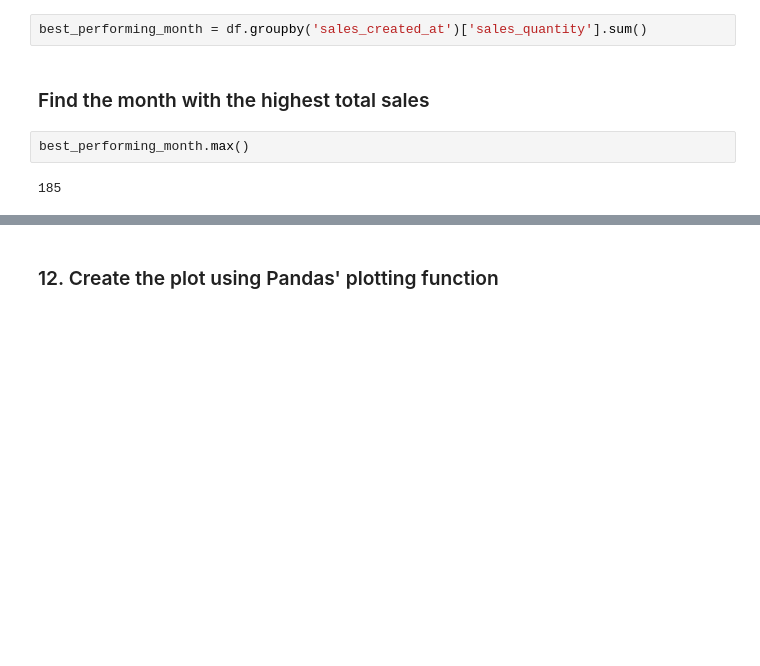
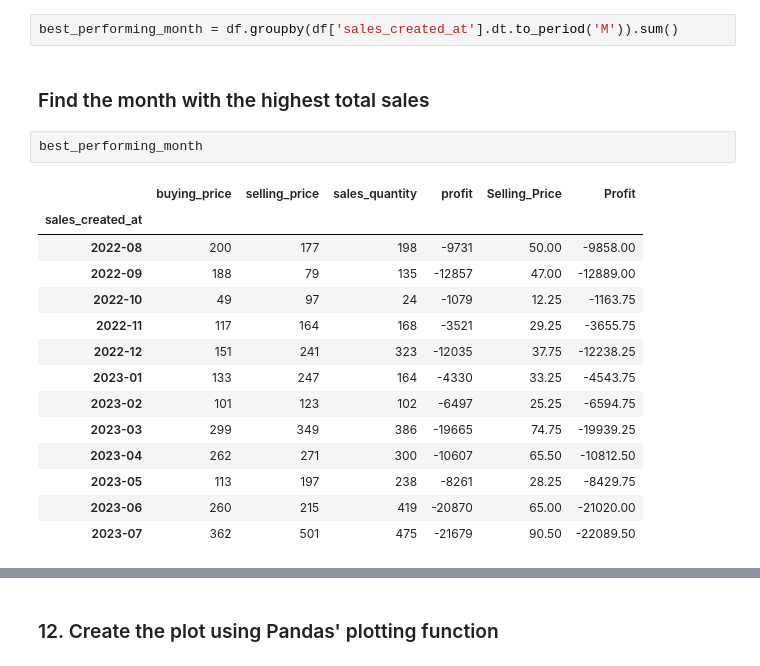
Before and after one commit to Colletaaliyah/jupyter-notebooks, a Jupyter notebook: dukasales.ipynb, the cells around one changed output, grey strips where cells are left out. Saved outputs shown, nothing was run; the diff lists cells and outputs as text; blank space fills up the shorter version.

```diff
--- a/dukasales.ipynb
+++ b/dukasales.ipynb
@@ -140,11 +140,24 @@ top_products
 # %% [markdown]
 ### 11. Group by month and calculate total sales for each month
 # %%
-best_performing_month = df.groupby('sales_created_at')['sales_quantity'].sum()
+best_performing_month = df.groupby(df['sales_created_at'].dt.to_period('M')).sum()
 # %% [markdown]
 ### Find the month with the highest total sales
 # %%
-best_performing_month.max()
+best_performing_month
 # %% [output]
-185
+|  | buying_price | selling_price | sales_quantity | profit | Selling_Price | Profit |
+| sales_created_at |  |  |  |  |  |  |
+| 2022-08 | 200 | 177 | 198 | -9731 | 50.00 | -9858.00 |
+| 2022-09 | 188 | 79 | 135 | -12857 | 47.00 | -12889.00 |
+| 2022-10 | 49 | 97 | 24 | -1079 | 12.25 | -1163.75 |
+| 2022-11 | 117 | 164 | 168 | -3521 | 29.25 | -3655.75 |
+| 2022-12 | 151 | 241 | 323 | -12035 | 37.75 | -12238.25 |
+| 2023-01 | 133 | 247 | 164 | -4330 | 33.25 | -4543.75 |
+| 2023-02 | 101 | 123 | 102 | -6497 | 25.25 | -6594.75 |
+| 2023-03 | 299 | 349 | 386 | -19665 | 74.75 | -19939.25 |
+| 2023-04 | 262 | 271 | 300 | -10607 | 65.50 | -10812.50 |
+| 2023-05 | 113 | 197 | 238 | -8261 | 28.25 | -8429.75 |
+| 2023-06 | 260 | 215 | 419 | -20870 | 65.00 | -21020.00 |
+| 2023-07 | 362 | 501 | 475 | -21679 | 90.50 | -22089.50 |
 # %%
```
Also changed, not shown: parts of 9 cells of this notebook.
